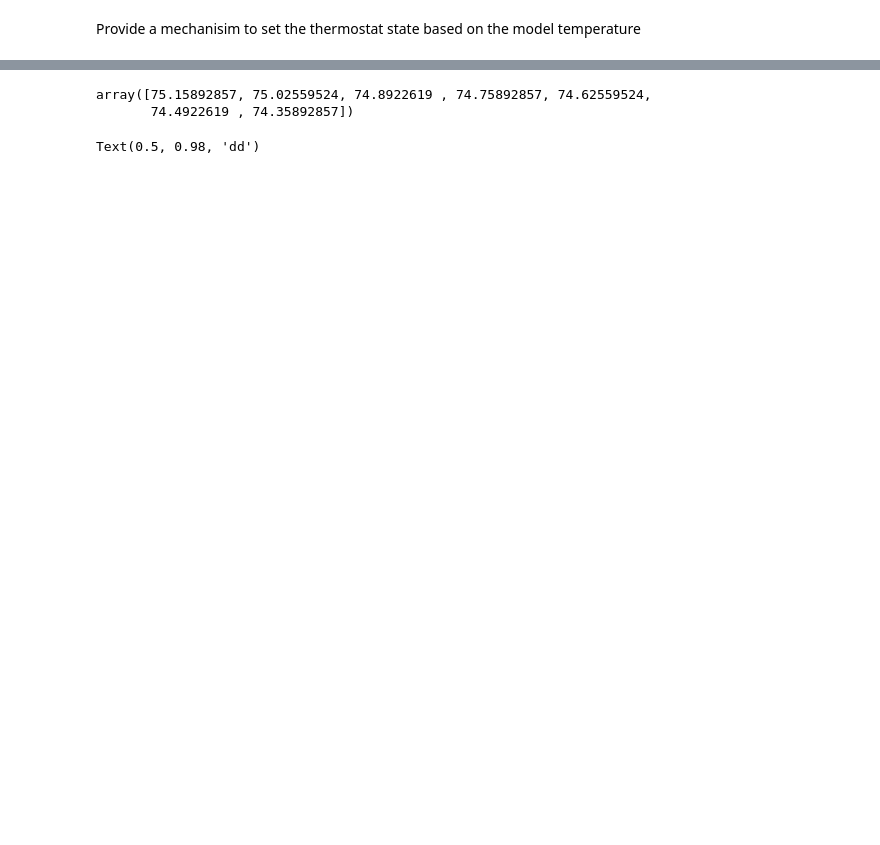
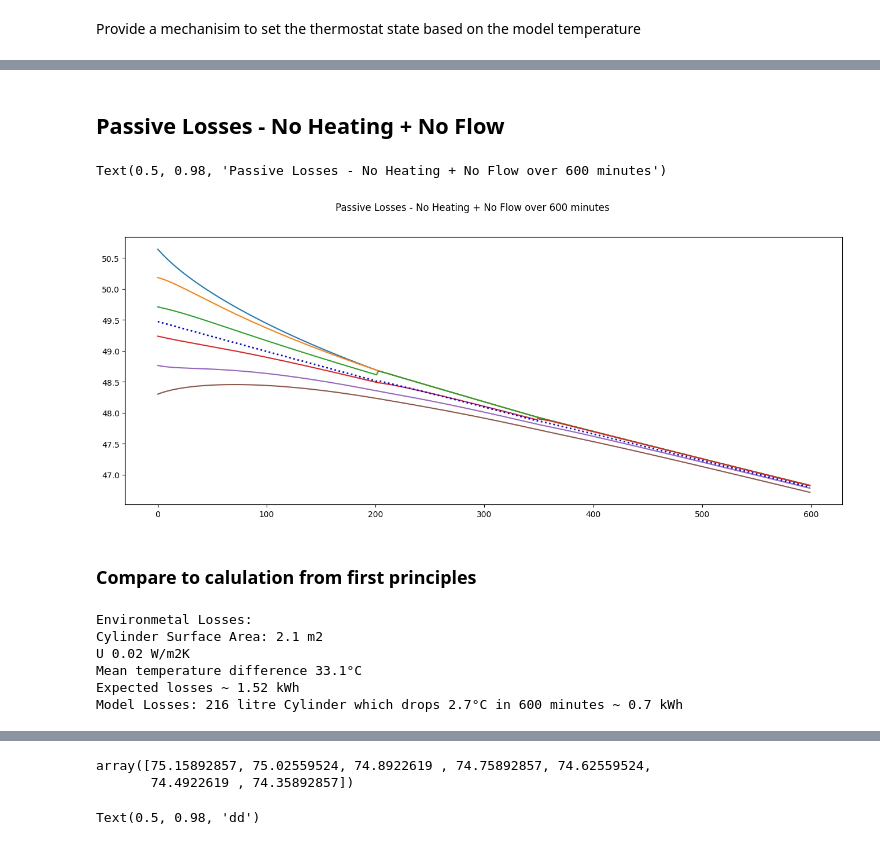
Before and after one commit to CJP123/cylinder, a Jupyter notebook: nbs/20_hwc.ipynb, the cells around one changed output, grey strips where cells are left out. Saved outputs shown, nothing was run; the diff lists cells and outputs as text; code cells hidden in the pictures; blank space fills up the shorter version.

```diff
--- a/nbs/20_hwc.ipynb
+++ b/nbs/20_hwc.ipynb
@@ -268,0 +324,31 @@ $T_{i+1} = T_i + \frac{F_i}{V}[T_{in} - T_i]\Delta{t}+\frac{Q_i}{C_v\rho V}\Delt
+# %% [markdown]
+## Passive Losses - No Heating + No Flow
+# %%
+env = HWC(T_set=55, element=3, delta=100000, nodes=6, U=.9)
+temp = []
+steps = 600
+for i in range(steps):
+    env._update_model(action = 0 , flow = 0)
+    temp.append(env.temperatures)
+fig, ax = plt.subplots(figsize=(16,6))
+ax.plot(np.vstack(temp))
+ax.plot(np.vstack(temp).mean(axis=1), lw=2, ls=':', c='blue')
+fig.suptitle(f'Passive Losses - No Heating + No Flow over {steps} minutes')
+# %% [output]
+Text(0.5, 0.98, 'Passive Losses - No Heating + No Flow over 600 minutes')
+[figure, added]
+# %% [markdown]
+### Compare to calulation from first principles
+# %%
+wall_losses =  env.surface_area * env.U * (np.vstack(temp).mean() - env.T_ambient) *60/1000*24 # countinuous load in W x h
+print(f'Environmetal Losses: \nCylinder Surface Area: {env.surface_area:.1f} m2 \nU {env.U:.2f} W/m2K \nMean temperature difference {(np.vstack(temp).mean() - env.T_ambient):.1f}°C \
+\nExpected losses ~ {round(wall_losses,2)} kWh')
+model_losses = env.volume * 1000 * env.Cp * (temp[0].mean() - temp[-1].mean()) / 3600
+print(f'Model Losses: {env.volume*1000:.0f} litre Cylinder which drops {temp[0].mean() - temp[-1].mean():.1f}°C in {steps} minutes ~ {model_losses:.1f} kWh')
+# %% [output]
+Environmetal Losses:
+Cylinder Surface Area: 2.1 m2
+U 0.02 W/m2K
+Mean temperature difference 33.1°C
+Expected losses ~ 1.52 kWh
+Model Losses: 216 litre Cylinder which drops 2.7°C in 600 minutes ~ 0.7 kWh
```
Also changed, not shown: parts of 33 cells of this notebook, 25 other files.
